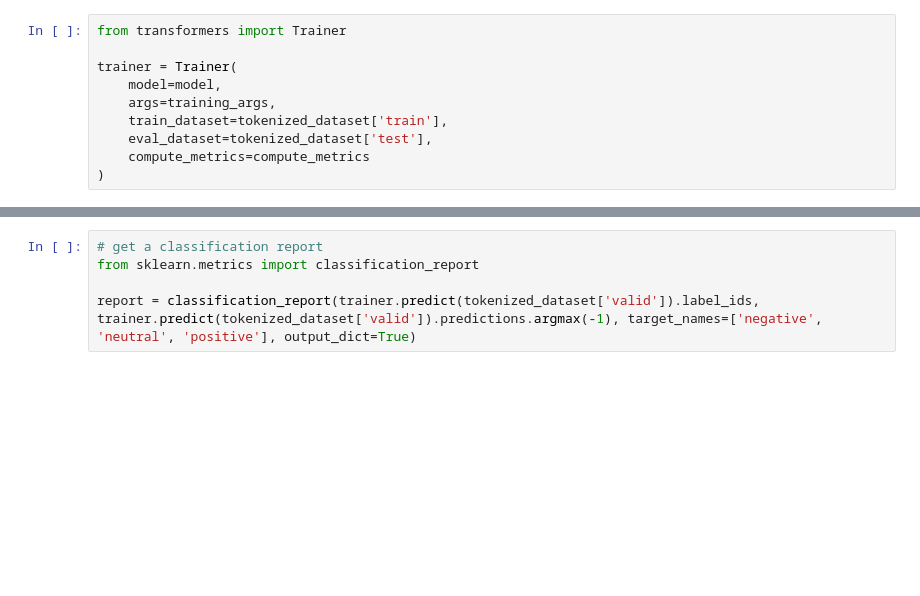
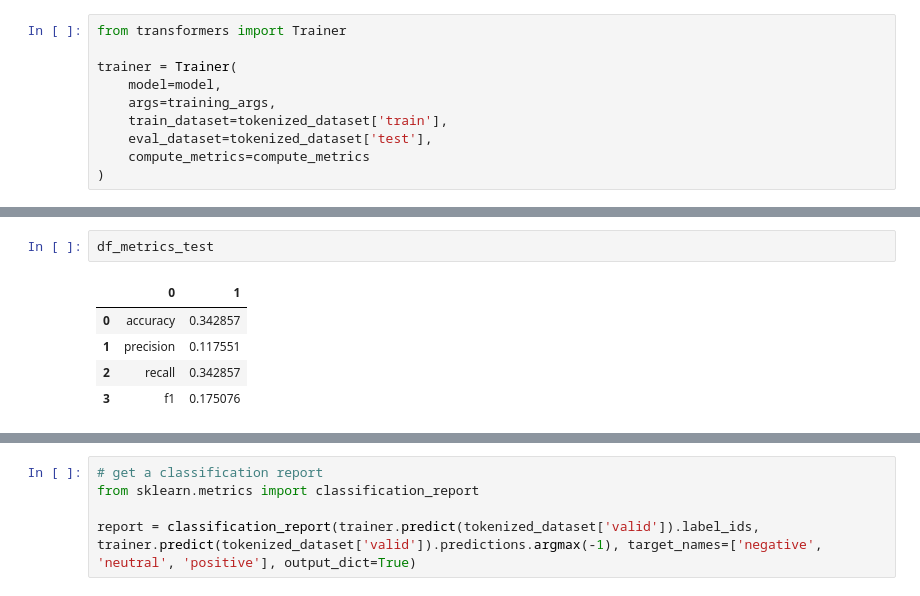
Before and after one commit to jorgenhw/NLP_exam_2023, a Jupyter notebook: nbs/finetune.ipynb, the cells around one changed output, grey strips where cells are left out. Saved outputs shown, nothing was run; the diff lists cells and outputs as text; blank space fills up the shorter version.

```diff
--- a/nbs/finetune.ipynb
+++ b/nbs/finetune.ipynb
@@ -168,3 +460,11 @@ TrainOutput(global_step=804, training_loss=1.0959507956433652, metrics={'train_r
+# %%
+df_metrics_test
+# %% [output]
+|  | 0 | 1 |
+| 0 | accuracy | 0.342857 |
+| 1 | precision | 0.117551 |
+| 2 | recall | 0.342857 |
+| 3 | f1 | 0.175076 |
 # %%
 trainer.evaluate()
 # %% [output]
```
Also changed, not shown: parts of 19 cells of this notebook, 1 other file.
